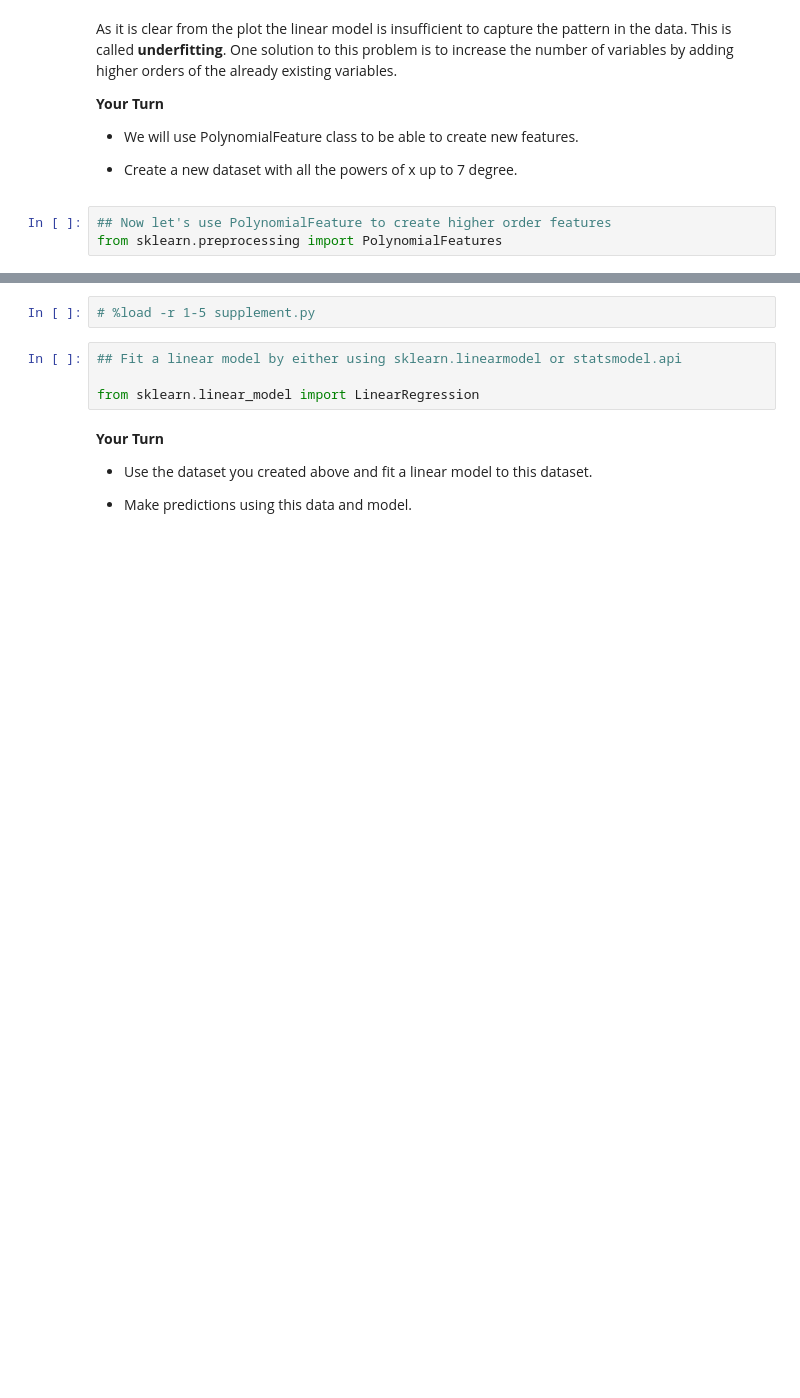
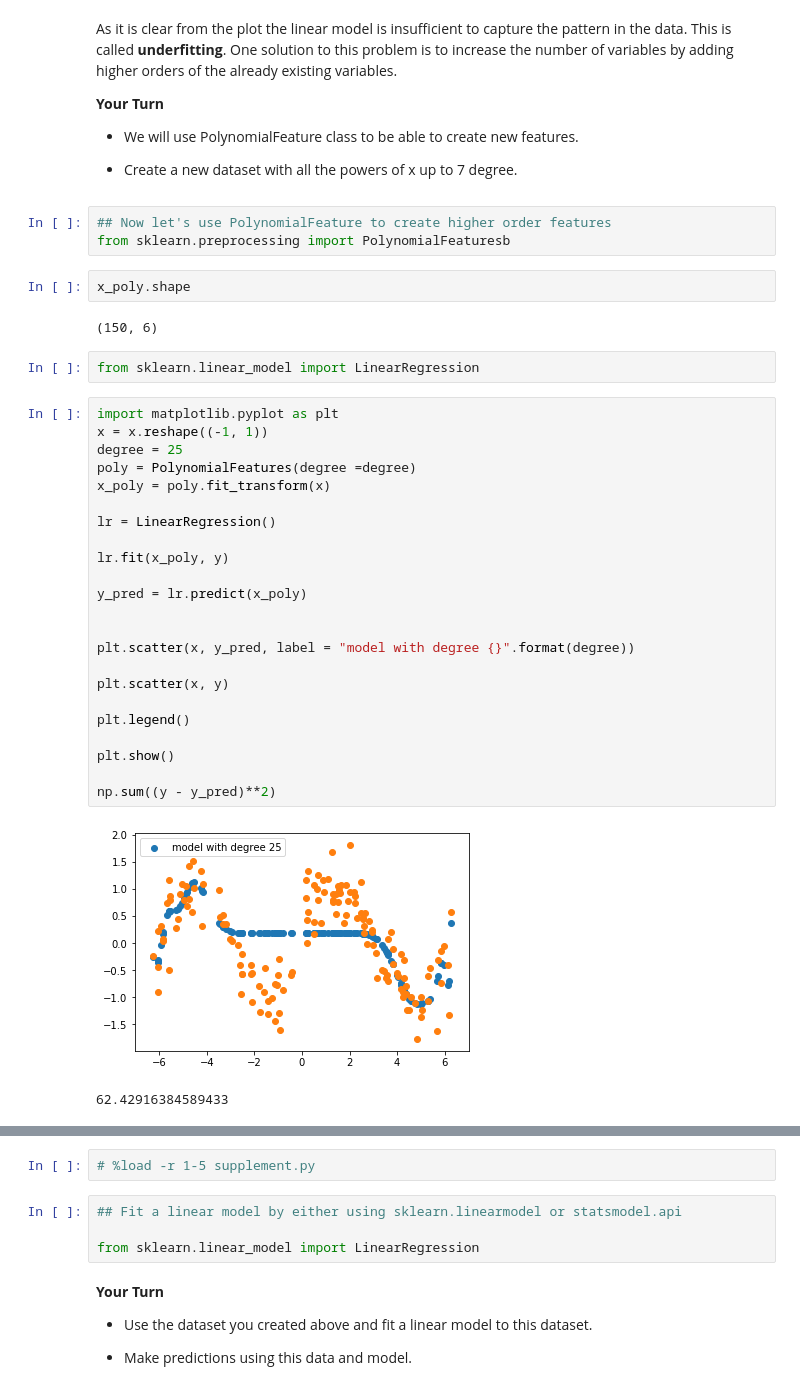
Before and after one commit to learn-co-students/dc-ds-010620, a Jupyter notebook: mod-4/Day-2-Polynomial_Bias-Variance/0106_Polynomial_Regression_Bias_Variance.ipynb, the cells around one changed output, grey strips where cells are left out. Drawn from its saved outputs; the diff is of its cells as text; blank space fills up the shorter version.

```diff
--- a/mod-4/Day-2-Polynomial_Bias-Variance/0106_Polynomial_Regression_Bias_Variance.ipynb
+++ b/mod-4/Day-2-Polynomial_Bias-Variance/0106_Polynomial_Regression_Bias_Variance.ipynb
@@ -69,4 +69,36 @@ __Your Turn__
 - Create a new dataset with all the powers of x up to 7 degree.
 # %%
 ## Now let's use PolynomialFeature to create higher order features
-from sklearn.preprocessing import PolynomialFeatures
+from sklearn.preprocessing import PolynomialFeaturesb
+# %%
+x_poly.shape
+# %% [output]
+(150, 6)
+# %%
+from sklearn.linear_model import LinearRegression
+# %%
+import matplotlib.pyplot as plt
+x = x.reshape((-1, 1))
+degree = 25
+poly = PolynomialFeatures(degree =degree)
+x_poly = poly.fit_transform(x)
+
+lr = LinearRegression()
+
+lr.fit(x_poly, y)
+
+y_pred = lr.predict(x_poly)
+
+
+plt.scatter(x, y_pred, label = "model with degree {}".format(degree))
+
+plt.scatter(x, y)
+
+plt.legend()
+
+plt.show()
+
+np.sum((y - y_pred)**2)
+# %% [output]
+[figure, added]
+62.42916384589433
```
Also changed, not shown: parts of 10 cells of this notebook, 13 other files.
